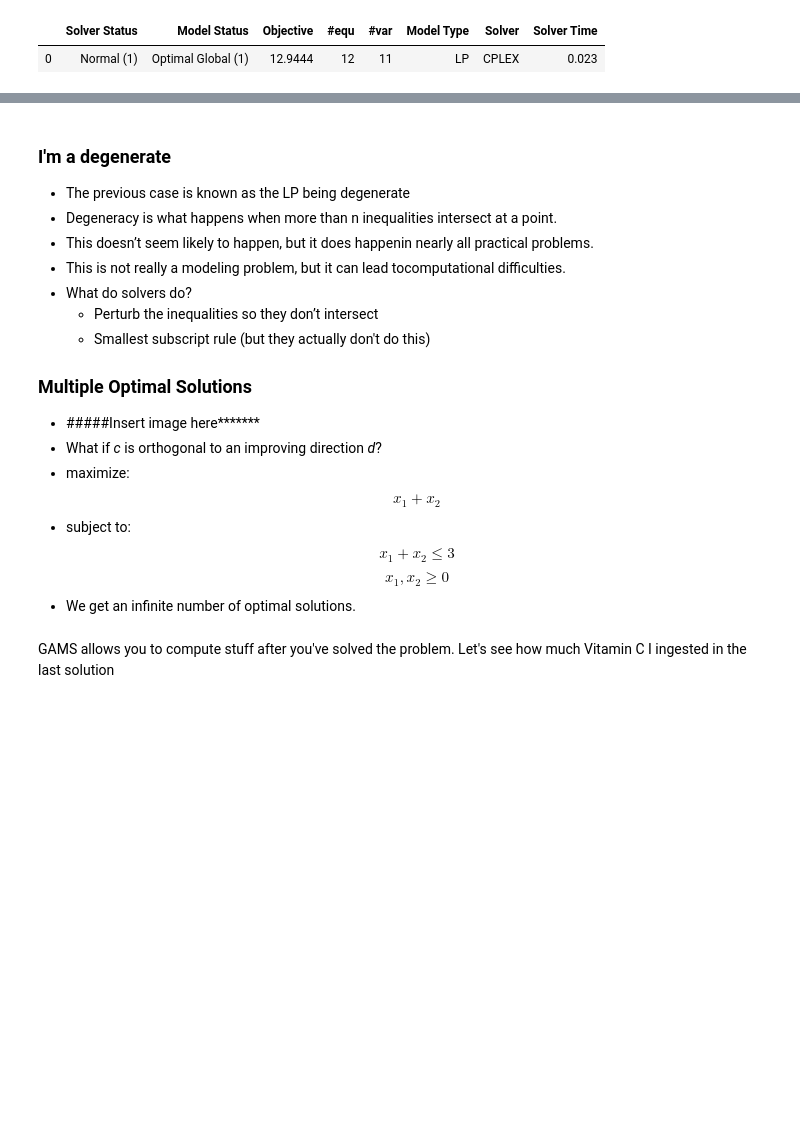
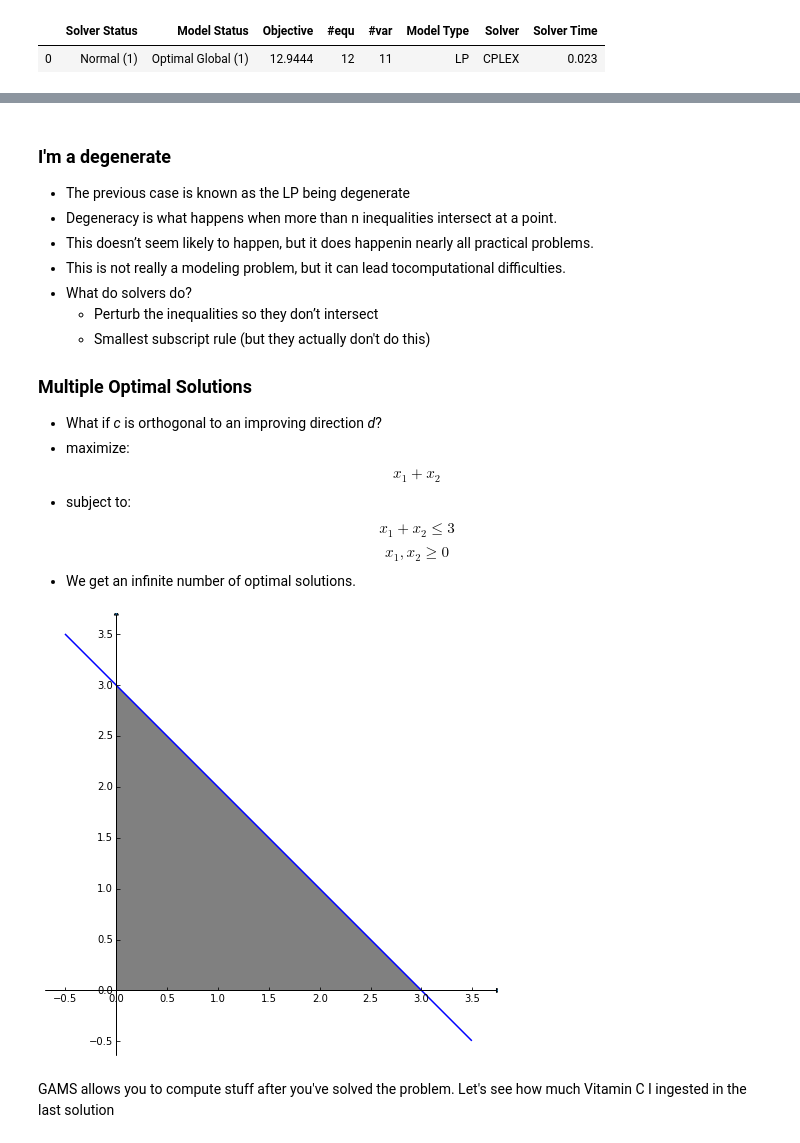
Before and after one commit to AnTuo1998/CS524_best_people_ever, a Jupyter notebook: Lec05 Scribe.ipynb, the cells around one changed output, grey strips where cells are left out. Saved outputs shown, nothing was run; the diff lists cells and outputs as text; code cells hidden in the pictures; blank space fills up the shorter version.

```diff
--- a/Lec05 Scribe.ipynb
+++ b/Lec05 Scribe.ipynb
@@ -592,7 +663,6 @@ $$x1, x2 \geq 0$$
     - Smallest subscript rule (but they actually don't do this)
 
 ### Multiple Optimal Solutions
-- #####Insert image here*******
 - What if <i>c</i> is orthogonal to an improving direction <i>d</i>?
 - maximize:
 $$x_1 + x_2$$
@@ -600,6 +670,18 @@ $$x_1 + x_2$$
 $$x_1+x_2 \leq 3$$
 $$x_1, x_2 \geq 0$$
 - We get an infinite number of optimal solutions.
+# %%
+ax = plot_init()
+
+x1 = np.arange(-0.5, 3.5 , 0.01)
+x2 = -x1 + 3
+ax.plot(x1, x2, c='b')
+ax.fill([0, 0, 3], [0, 3, 0], "gray")
+plt.axis("equal")
+
+plt.show()
+# %% [output]
+[figure, added]
 # %% [markdown]
 GAMS allows you to compute stuff after you've solved the problem. Let's see how much Vitamin C I ingested in the last solution
 # %%
```
Also changed, not shown: parts of 7 cells of this notebook.
